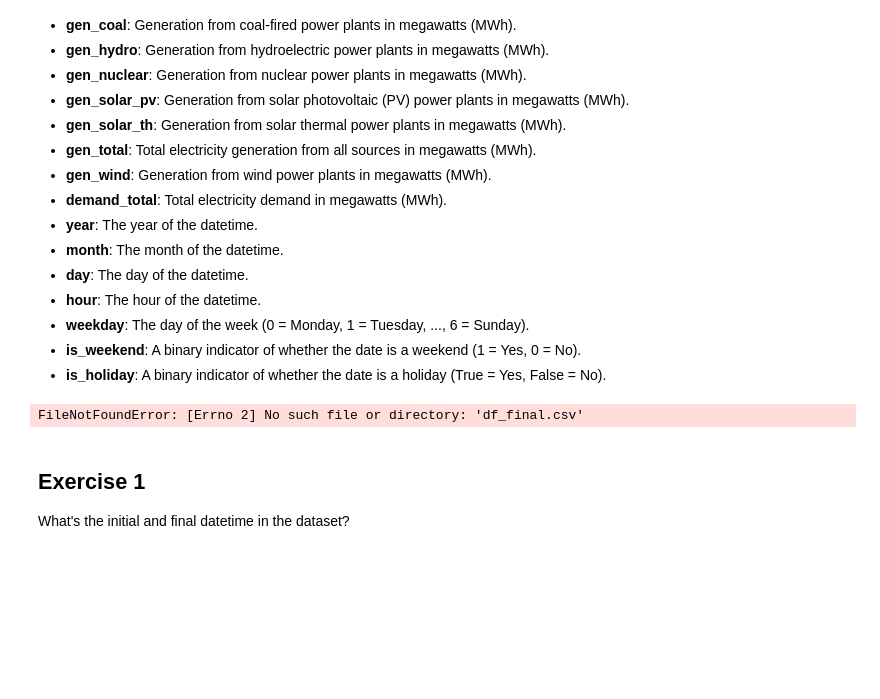
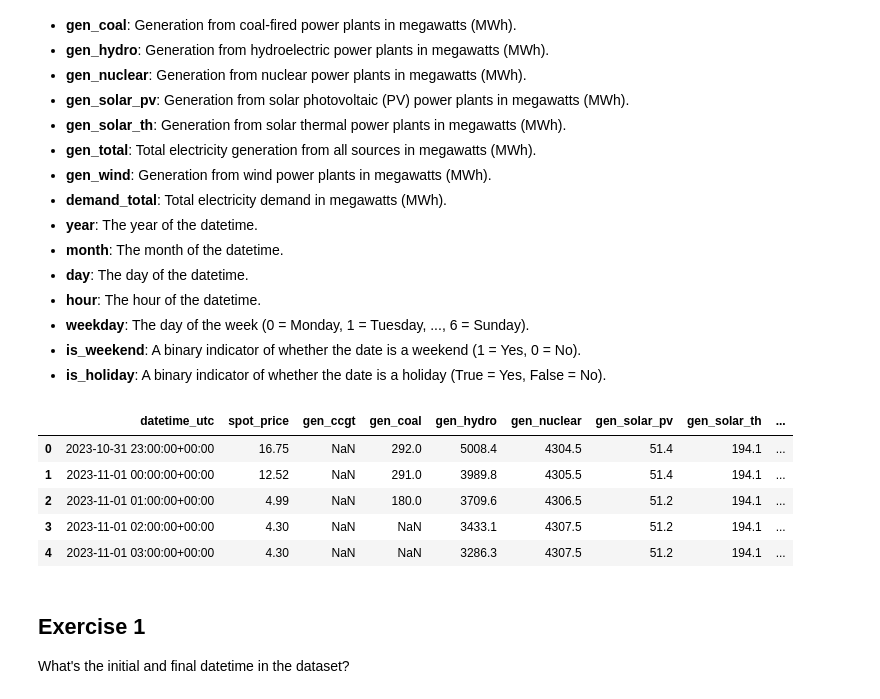
Before and after one commit to BOYSABIO/IE-University, a Jupyter notebook: IE_MASTERS/7_PYTHON_FOR_DATA_ANALYSIS/s18_pandas_practice.ipynb, the cells around one changed output. Drawn from its saved outputs; the diff is of its cells as text; code cells hidden in the pictures; blank space fills up the shorter version.

```diff
--- a/IE_MASTERS/7_PYTHON_FOR_DATA_ANALYSIS/s18_pandas_practice.ipynb
+++ b/IE_MASTERS/7_PYTHON_FOR_DATA_ANALYSIS/s18_pandas_practice.ipynb
@@ -26,11 +26,16 @@ Power market data from Spain.
 # %%
 import pandas as pd
 
-energy = pd.read_csv('df_final.csv')
+energy = pd.read_csv('C:/Users/SABIO/Documents/GitHub/IE-University/CSV_FILES/df_final.csv')
 
 energy.head()
 # %% [output]
-FileNotFoundError: [Errno 2] No such file or directory: 'df_final.csv'
+|  | datetime_utc | spot_price | gen_ccgt | gen_coal | gen_hydro | gen_nuclear | gen_solar_pv | gen_solar_th | ... |
+| 0 | 2023-10-31 23:00:00+00:00 | 16.75 | NaN | 292.0 | 5008.4 | 4304.5 | 51.4 | 194.1 | ... |
+| 1 | 2023-11-01 00:00:00+00:00 | 12.52 | NaN | 291.0 | 3989.8 | 4305.5 | 51.4 | 194.1 | ... |
+| 2 | 2023-11-01 01:00:00+00:00 | 4.99 | NaN | 180.0 | 3709.6 | 4306.5 | 51.2 | 194.1 | ... |
+| 3 | 2023-11-01 02:00:00+00:00 | 4.30 | NaN | NaN | 3433.1 | 4307.5 | 51.2 | 194.1 | ... |
+| 4 | 2023-11-01 03:00:00+00:00 | 4.30 | NaN | NaN | 3286.3 | 4307.5 | 51.2 | 194.1 | ... |
 # %% [markdown]
 ## Exercise 1
 
```
Also changed, not shown: parts of 10 cells of this notebook, 1 other file.
